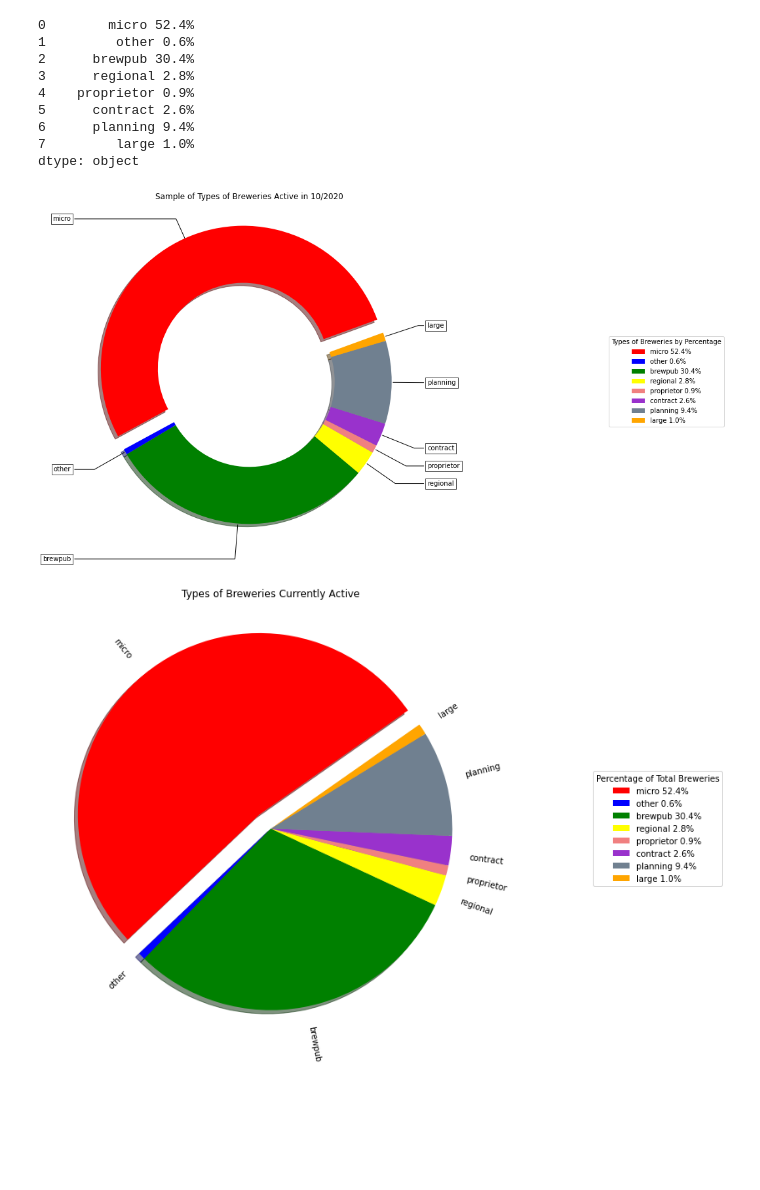
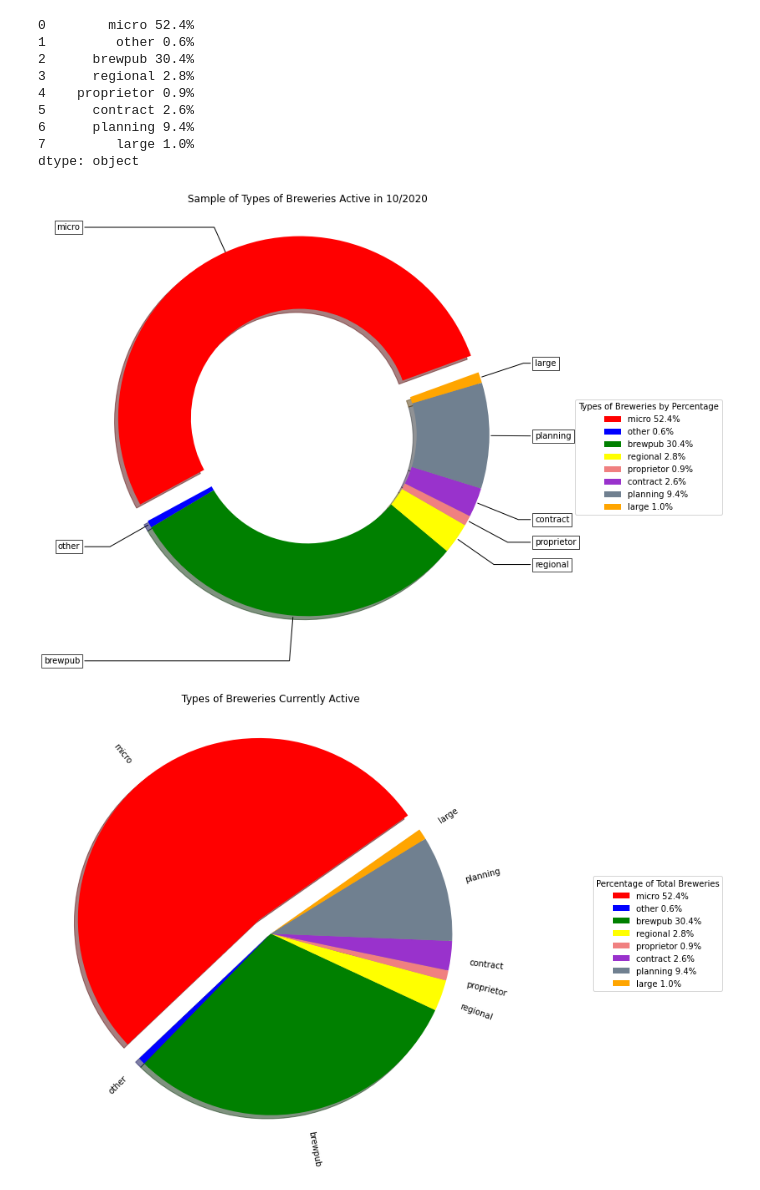
Before and after one commit to bgtaber/brewcrew_project, a Jupyter notebook: Scripts/beer.ipynb, the cells around one changed output. Drawn from its saved outputs; the diff is of its cells as text; code cells hidden in the pictures; blank space fills up the shorter version.

```diff
--- a/Scripts/beer.ipynb
+++ b/Scripts/beer.ipynb
@@ -87,30 +88,30 @@ dtype: object
 # %%
 labels = types.index
 explode = [.1,0,0,0,0,0,0,0]
 colors = ["red","blue","green", "yellow", "lightcoral", "darkorchid", "slategray", "orange"]
 fig, ax = plt.subplots(figsize=(10, 10), subplot_kw=dict(aspect="equal"))
 wedges, texts = ax.pie(types,wedgeprops=dict(width=.4), startangle=20, colors = colors, explode = explode, shadow = True)
 bbox_props = dict(boxstyle="square,pad=0.3", fc="w", ec="k", lw=0.72)
 kw = dict(arrowprops=dict(arrowstyle="-"),
           bbox=bbox_props, zorder=0, va="center")
 for i, p in enumerate(wedges):
     ang = (p.theta2 - p.theta1)/2. + p.theta1
     y = np.sin(np.deg2rad(ang))
     x = np.cos(np.deg2rad(ang))
     horizontalalignment = {-1: "right", 1: "left"}[int(np.sign(x))]
     connectionstyle = "angle,angleA=0,angleB={}".format(ang)
     kw["arrowprops"].update({"connectionstyle": connectionstyle})
     ax.annotate(labels[i], xy=(x, y), xytext=(1.25*np.sign(x), 1.25*y),
                 horizontalalignment=horizontalalignment, **kw)
 ax.legend(wedges, legend_donut,
           title="Types of Breweries by Percentage",
-          loc="center left",
-          bbox_to_anchor=(1.5, 0, 0.5, 1))
+          loc="center",
+          bbox_to_anchor=(1,.3, 0.5, .3))
 ax.set_title("Sample of Types of Breweries Active in 10/2020")
 plt.savefig("../Output/Brewery_Type_Donut.png")
 plt.show()
 # %% [output]
-[figure, old version]
+[figure, new version]
 # %%
 
 plt.figure(figsize = (15,10))
```
Also changed, not shown: parts of 4 cells of this notebook, 1 other file.
